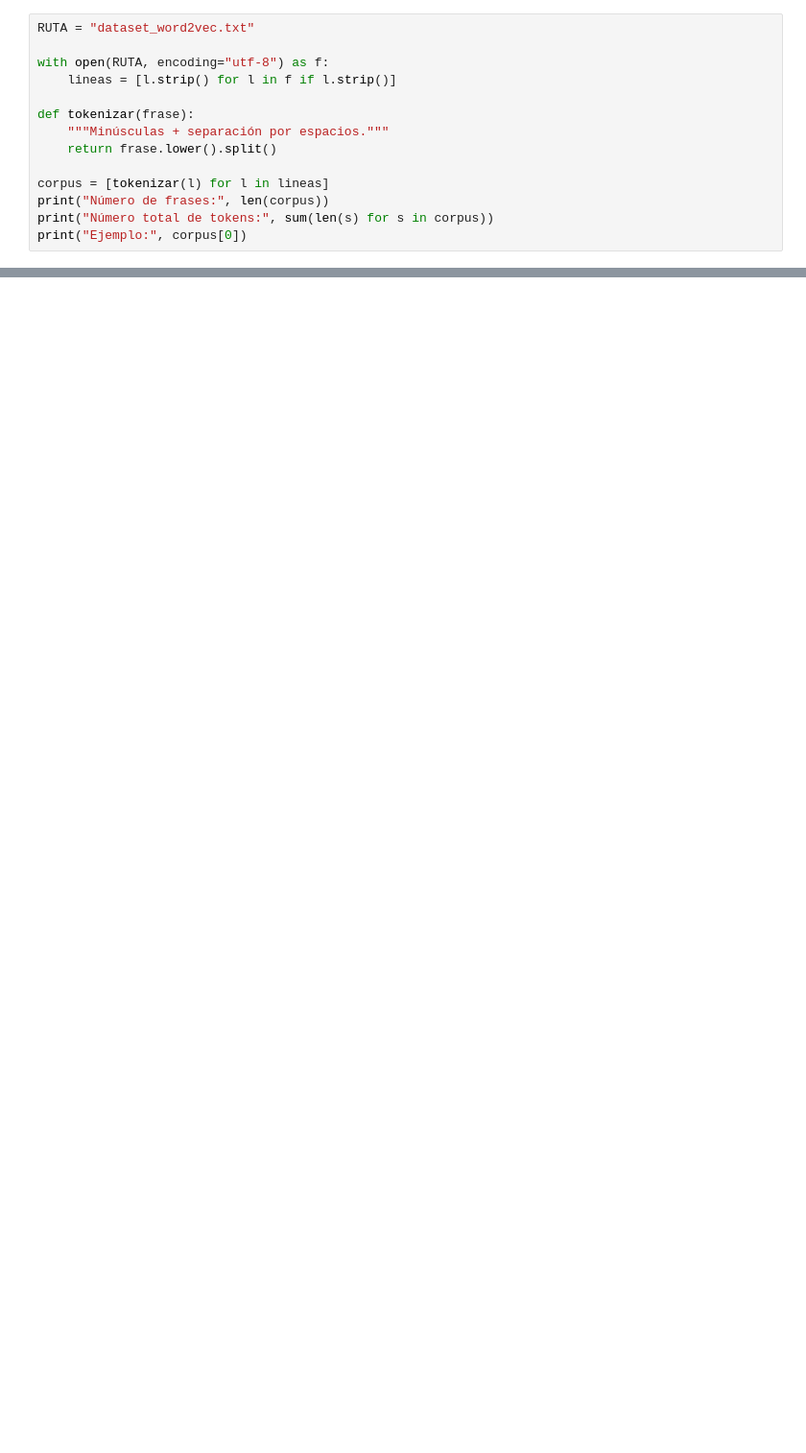
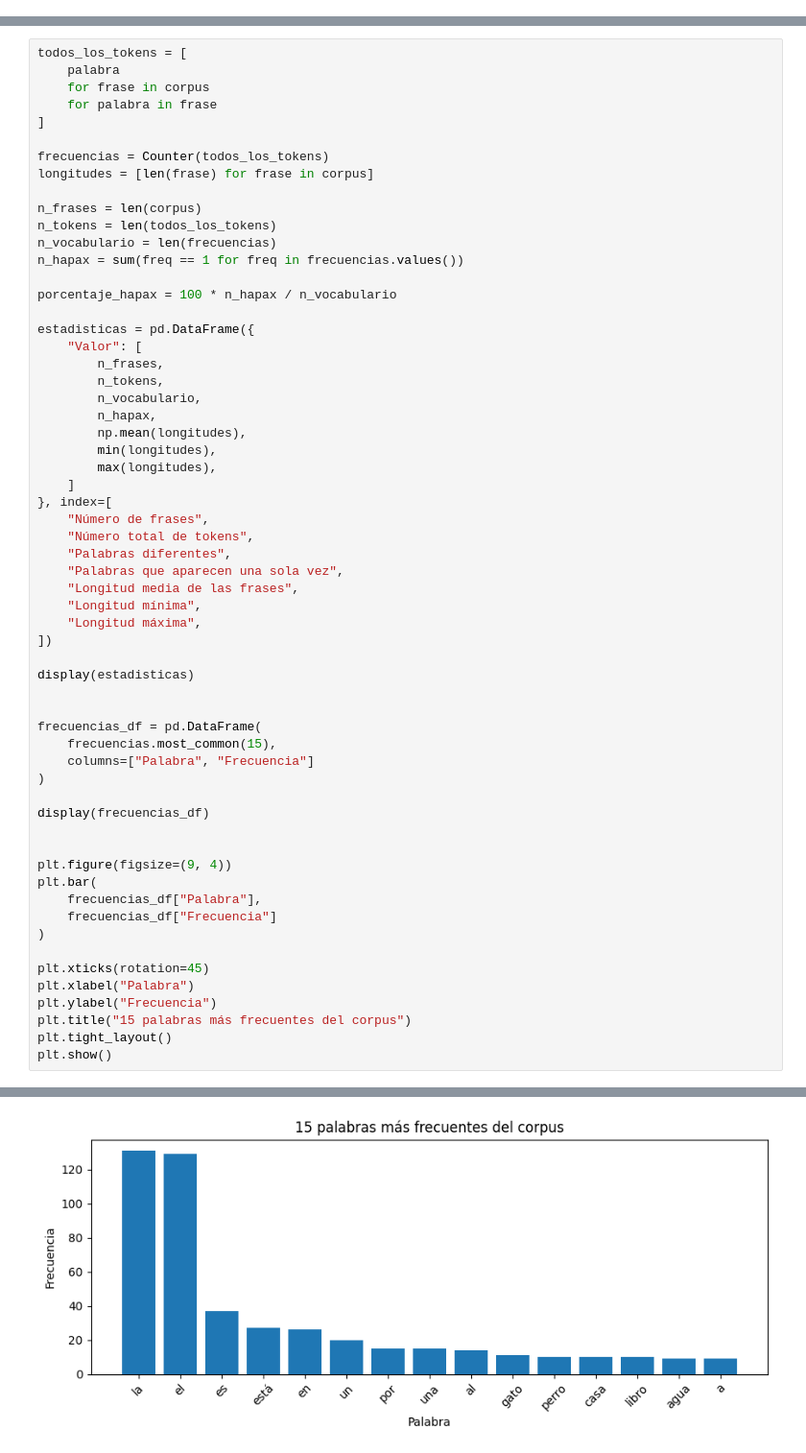
Before and after one commit to data-dmt/NLP, a Jupyter notebook: practice_word2vec/practica_word2vec_skipgram.ipynb, the cells around one changed output, grey strips where cells are left out. Shown at 96% size. Drawn from its saved outputs; the diff is of its cells as text; blank space fills up the shorter version.

Commit message:
Mejor del notebook de Word2Vec con Skip-gram

```diff
--- a/practice_word2vec/practica_word2vec_skipgram.ipynb
+++ b/practice_word2vec/practica_word2vec_skipgram.ipynb
@@ -21,14 +0,0 @@ La **tokenización** consiste en dividir cada frase en palabras (*tokens*). Como
-# %%
-RUTA = "dataset_word2vec.txt"
-
-with open(RUTA, encoding="utf-8") as f:
-    lineas = [l.strip() for l in f if l.strip()]
-
-def tokenizar(frase):
-    """Minúsculas + separación por espacios."""
-    return frase.lower().split()
-
-corpus = [tokenizar(l) for l in lineas]
-print("Número de frases:", len(corpus))
-print("Número total de tokens:", sum(len(s) for s in corpus))
-print("Ejemplo:", corpus[0])
@@ -374,0 +128,61 @@ res_lr
+# %%
+todos_los_tokens = [
+    palabra
+    for frase in corpus
+    for palabra in frase
+]
+
+frecuencias = Counter(todos_los_tokens)
+longitudes = [len(frase) for frase in corpus]
+
+n_frases = len(corpus)
+n_tokens = len(todos_los_tokens)
+n_vocabulario = len(frecuencias)
+n_hapax = sum(freq == 1 for freq in frecuencias.values())
+
+porcentaje_hapax = 100 * n_hapax / n_vocabulario
+
+estadisticas = pd.DataFrame({
+    "Valor": [
+        n_frases,
+        n_tokens,
+        n_vocabulario,
+        n_hapax,
+        np.mean(longitudes),
+        min(longitudes),
+        max(longitudes),
+    ]
+}, index=[
+    "Número de frases",
+    "Número total de tokens",
+    "Palabras diferentes",
+    "Palabras que aparecen una sola vez",
+    "Longitud media de las frases",
+    "Longitud mínima",
+    "Longitud máxima",
+])
+
+display(estadisticas)
+
+
+frecuencias_df = pd.DataFrame(
+    frecuencias.most_common(15),
+    columns=["Palabra", "Frecuencia"]
+)
+
+display(frecuencias_df)
+
+
+plt.figure(figsize=(9, 4))
+plt.bar(
+    frecuencias_df["Palabra"],
+    frecuencias_df["Frecuencia"]
+)
+
+plt.xticks(rotation=45)
+plt.xlabel("Palabra")
+plt.ylabel("Frecuencia")
+plt.title("15 palabras más frecuentes del corpus")
+plt.tight_layout()
+plt.show()
+# %% [output]
@@ -374,0 +213 @@ res_lr
+[figure, added]
```
Also changed, not shown: parts of 77 cells of this notebook, 2 other files.
